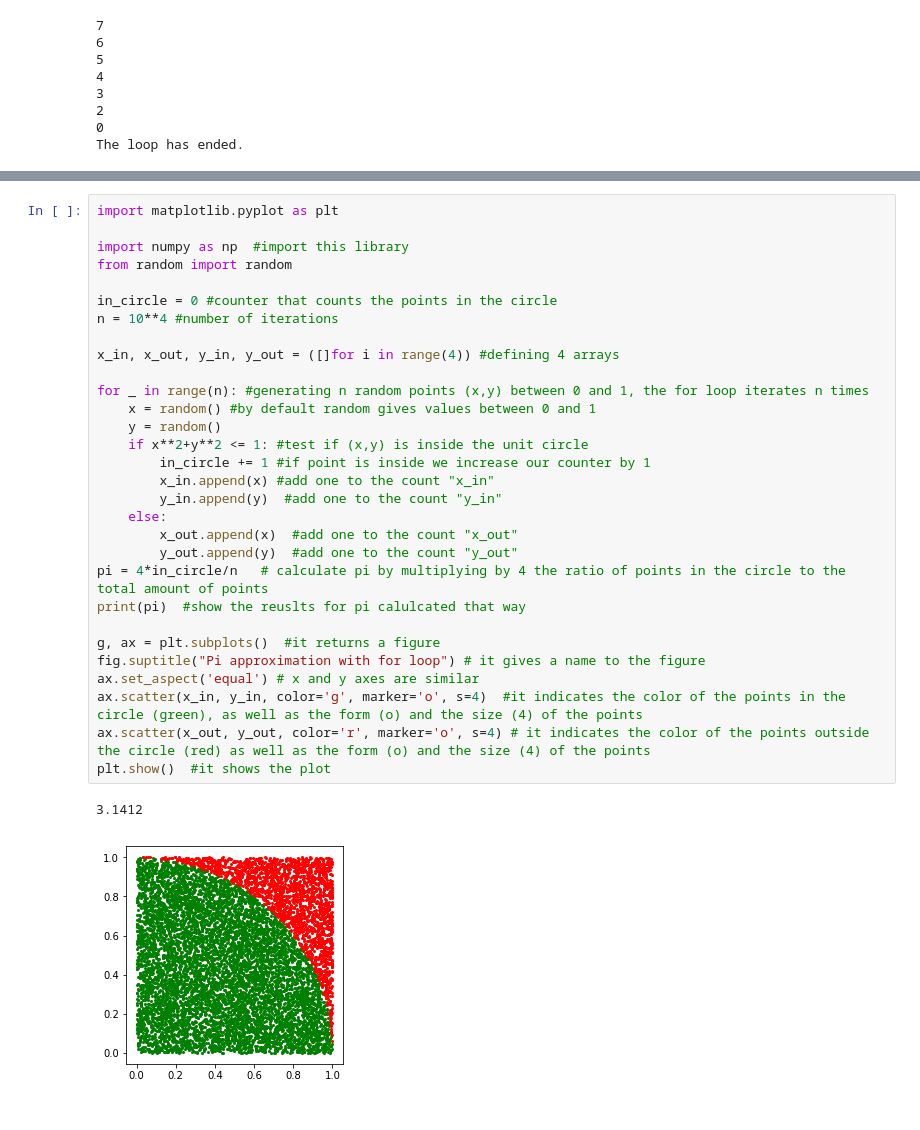
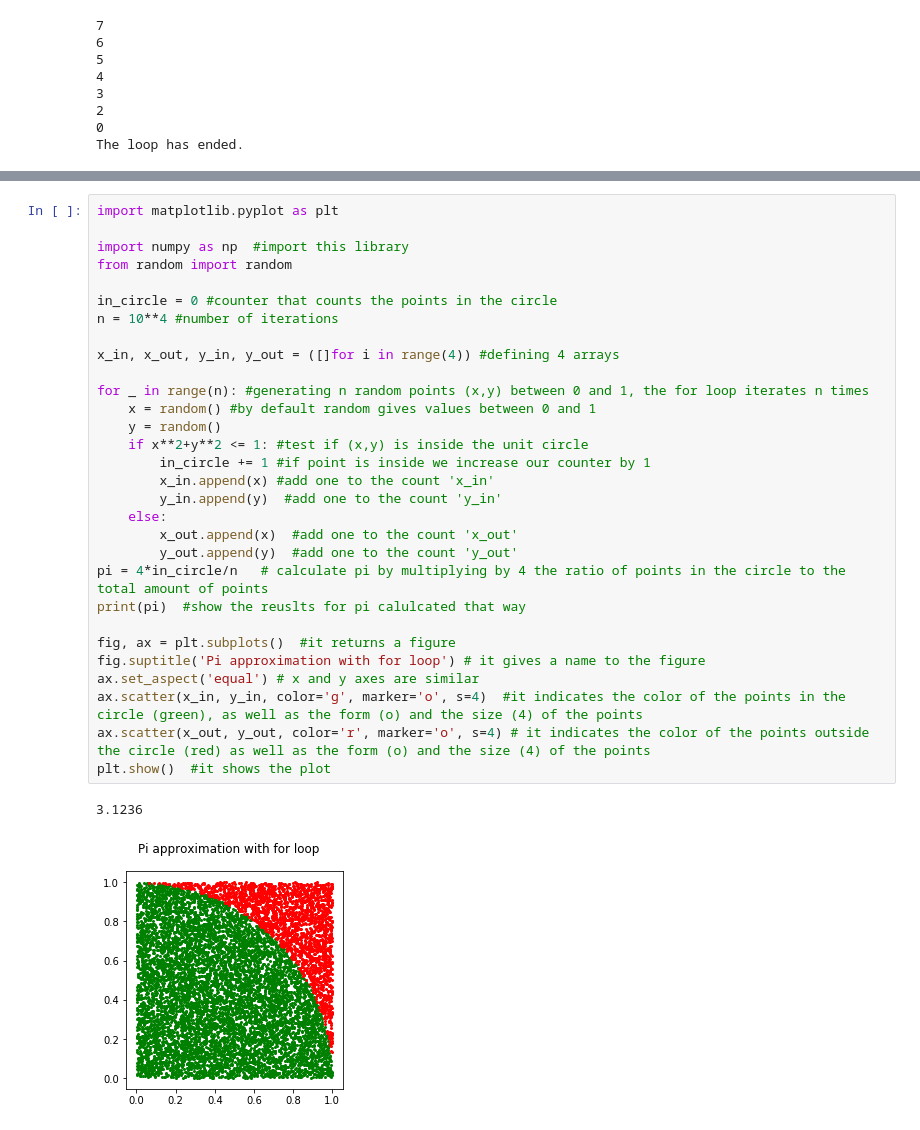
Before and after one commit to drarnau/Programming-Tutorials, a Jupyter notebook: 04_Iteration_and_Conditionals.ipynb, the cells around one changed output, grey strips where cells are left out. Cells and saved outputs as stored; diff of their text form.

```diff
--- a/04_Iteration_and_Conditionals.ipynb
+++ b/04_Iteration_and_Conditionals.ipynb
@@ -489,33 +489,33 @@ The output of the code gives us a representation of $\pi$. In green, you can see
 # %%
 import matplotlib.pyplot as plt
 
 import numpy as np  #import this library
 from random import random
 
 in_circle = 0 #counter that counts the points in the circle
 n = 10**4 #number of iterations
 
 x_in, x_out, y_in, y_out = ([]for i in range(4)) #defining 4 arrays
 
 for _ in range(n): #generating n random points (x,y) between 0 and 1, the for loop iterates n times
     x = random() #by default random gives values between 0 and 1
     y = random()
     if x**2+y**2 <= 1: #test if (x,y) is inside the unit circle
         in_circle += 1 #if point is inside we increase our counter by 1
-        x_in.append(x) #add one to the count "x_in"
-        y_in.append(y)  #add one to the count "y_in"
+        x_in.append(x) #add one to the count 'x_in'
+        y_in.append(y)  #add one to the count 'y_in'
     else:
-        x_out.append(x)  #add one to the count "x_out"
-        y_out.append(y)  #add one to the count "y_out"
+        x_out.append(x)  #add one to the count 'x_out'
+        y_out.append(y)  #add one to the count 'y_out'
 pi = 4*in_circle/n   # calculate pi by multiplying by 4 the ratio of points in the circle to the total amount of points
 print(pi)  #show the reuslts for pi calulcated that way
 
-g, ax = plt.subplots()  #it returns a figure
-fig.suptitle("Pi approximation with for loop") # it gives a name to the figure
+fig, ax = plt.subplots()  #it returns a figure
+fig.suptitle('Pi approximation with for loop') # it gives a name to the figure
 ax.set_aspect('equal') # x and y axes are similar
 ax.scatter(x_in, y_in, color='g', marker='o', s=4)  #it indicates the color of the points in the circle (green), as well as the form (o) and the size (4) of the points
 ax.scatter(x_out, y_out, color='r', marker='o', s=4) # it indicates the color of the points outside the circle (red) as well as the form (o) and the size (4) of the points
 plt.show()  #it shows the plot
 # %% [output]
-3.1412
+3.1236
-[figure, old version]
+[figure, new version]
```
Also changed, not shown: parts of 30 cells of this notebook, 2 other files.
